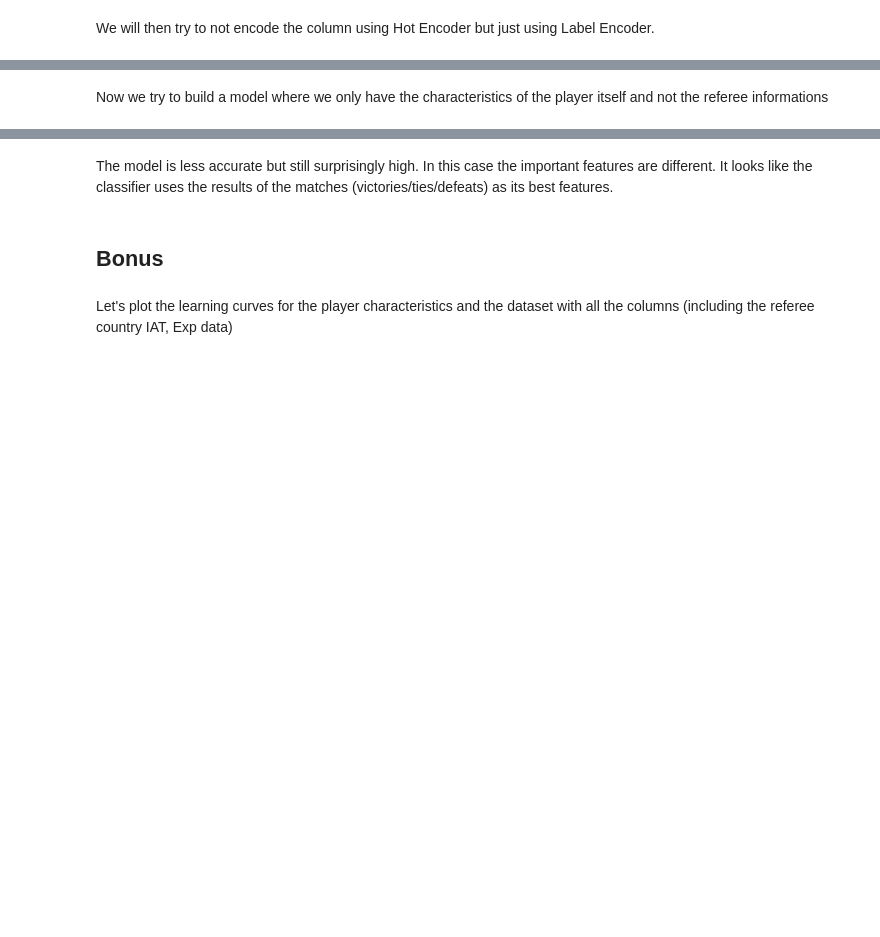
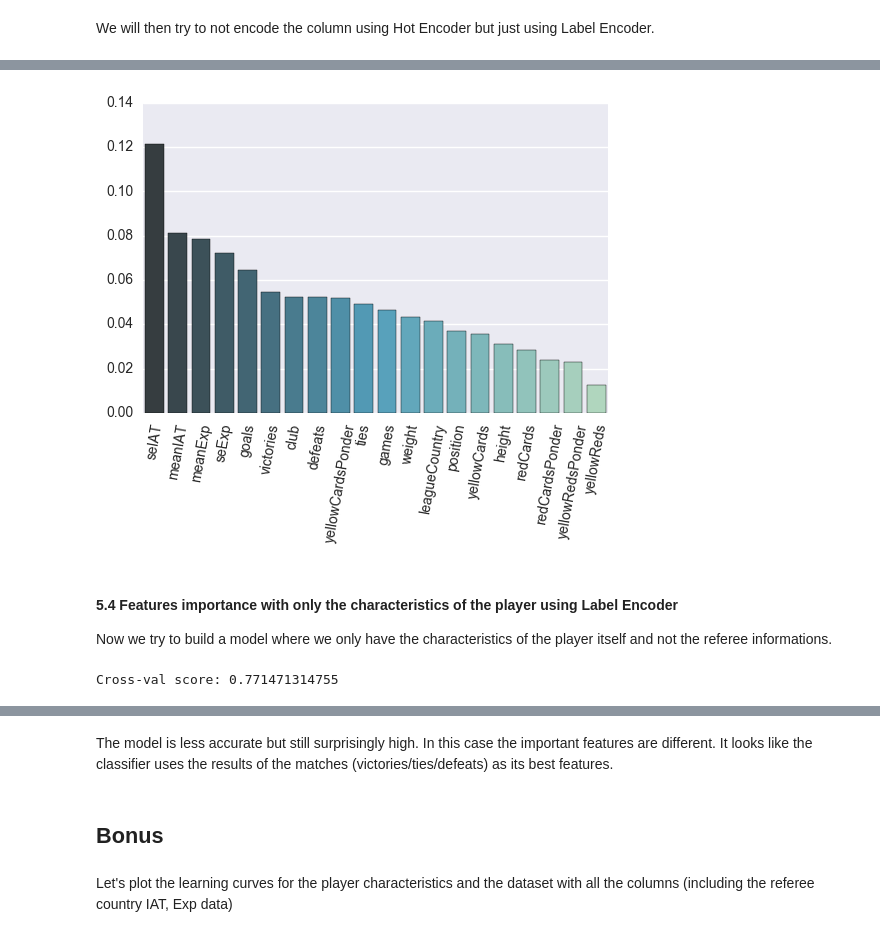
Before and after one commit to agpmilli/adaepfl, a Jupyter notebook: Homework/04 - Applied ML/AppliedML.ipynb, the cells around one changed output, grey strips where cells are left out. Cells and saved outputs as stored; diff of their text form; code cells hidden in the pictures; blank space fills up the shorter version.

```diff
--- a/Homework/04 - Applied ML/AppliedML.ipynb
+++ b/Homework/04 - Applied ML/AppliedML.ipynb
@@ -380,8 +435,11 @@ print("Cross-val score:", scores.mean())
 # %%
 #Feature Importances
-class_helper.plot_importances(clf, label_encoded_data_norm, labels_norm)
+class_helper.plot_importances(clf, label_encoded_data_norm, labels_norm, 0.005)
+# %% [output]
+[figure, added]
 # %% [markdown]
-Now we try to build a model where we only have the characteristics of the player itself and not the referee informations
+#### 5.4 Features importance with only the characteristics of the player using Label Encoder
+Now we try to build a model where we only have the characteristics of the player itself and not the referee informations.
 # %%
 label_encoded_data_norm = preproc_helper.label_encode(players_norm, ['club', 'leagueCountry','position'])
 player_characteristics = label_encoded_data_norm.drop(['seIAT', 'meanIAT', 'meanExp', 'seExp', 'yellowCardsPonder', 'redCardsPonder', 'yellowRedsPonder'], axis=1)
@@ -390,5 +448,5 @@ labels_norm = player_characteristics.pop('y')
 clf = RandomForestClassifier(n_estimators=10)
 scores = cross_val_score(clf, player_characteristics, labels_norm, cv=20)
 print("Cross-val score:", scores.mean())
-#Feature Importances
-class_helper.plot_importances(clf, player_characteristics, labels_norm)
+# %% [output]
+Cross-val score: 0.771471314755
```
Also changed, not shown: parts of 23 cells of this notebook, 3 other files.
